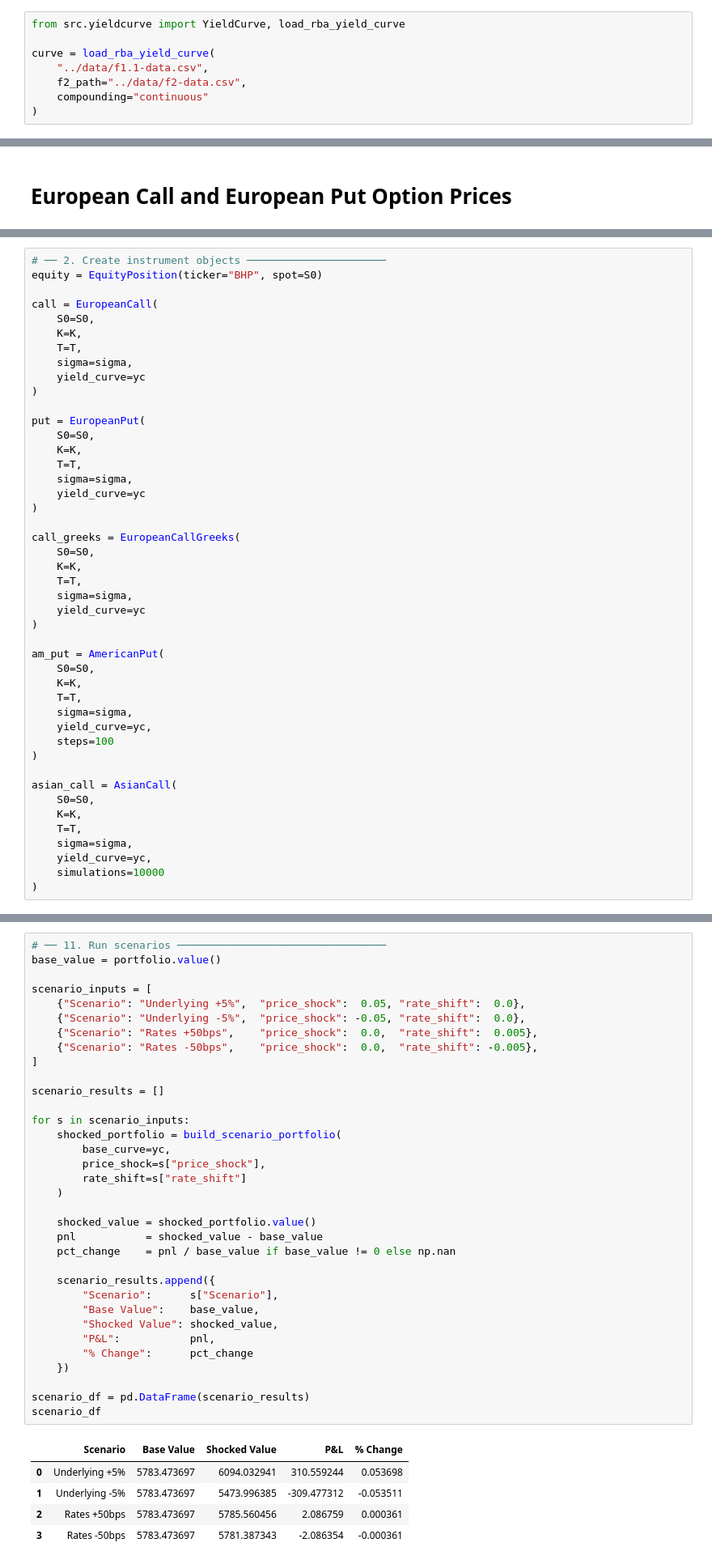
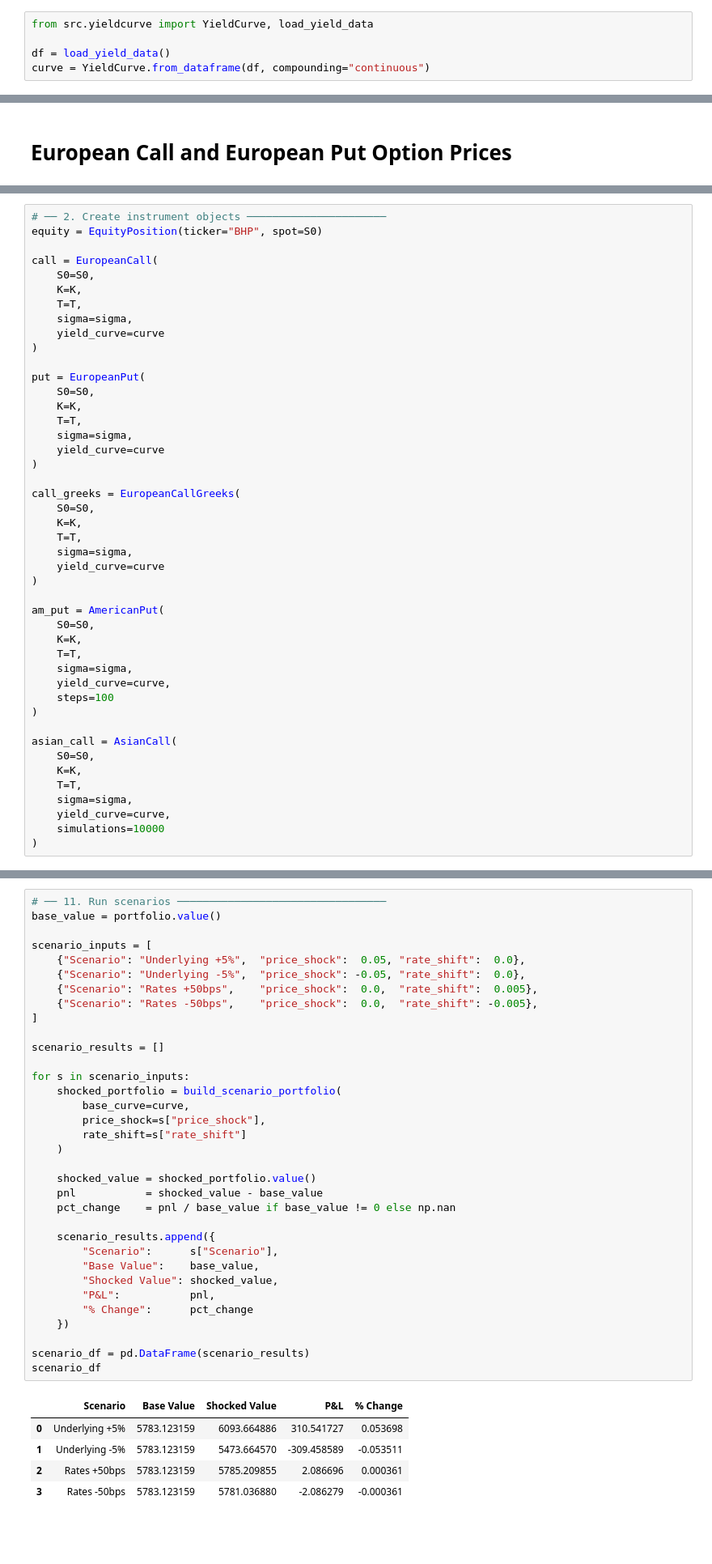
Before and after one commit to alicepini981-sudo/T4-Group-4-FINM3422-A3, a Jupyter notebook: notebooks/trading_desk_analysis.ipynb, the cells around one changed output, grey strips where cells are left out. Shown at 81% size. Saved outputs shown, nothing was run; the diff lists cells and outputs as text; blank space fills up the shorter version.

```diff
--- a/notebooks/trading_desk_analysis.ipynb
+++ b/notebooks/trading_desk_analysis.ipynb
@@ -36,10 +36,7 @@ The zero rates used to construct the curve are Australian Government Bond Yields
 
 The zero rates are observed market prices and are not calibrated to a model. Therefore, the Yield Curve is treated as an input, with any valuation model built inheriting the same market-consistent discount rates. The zero rates loaded for their respective maturities are below:
 # %%
-from src.yieldcurve import YieldCurve, load_rba_yield_curve
+from src.yieldcurve import YieldCurve, load_yield_data
 
-curve = load_rba_yield_curve(
-    "../data/f1.1-data.csv",
-    f2_path="../data/f2-data.csv",
-    compounding="continuous"
-)
+df = load_yield_data()
+curve = YieldCurve.from_dataframe(df, compounding="continuous")
@@ -258,7 +244,7 @@ call = EuropeanCall(
     K=K,
     T=T,
     sigma=sigma,
-    yield_curve=yc
+    yield_curve=curve
 )
 
 put = EuropeanPut(
@@ -266,7 +252,7 @@ put = EuropeanPut(
     K=K,
     T=T,
     sigma=sigma,
-    yield_curve=yc
+    yield_curve=curve
 )
 
 call_greeks = EuropeanCallGreeks(
@@ -274,7 +260,7 @@ call_greeks = EuropeanCallGreeks(
     K=K,
     T=T,
     sigma=sigma,
-    yield_curve=yc
+    yield_curve=curve
 )
 
 am_put = AmericanPut(
@@ -282,7 +268,7 @@ am_put = AmericanPut(
     K=K,
     T=T,
     sigma=sigma,
-    yield_curve=yc,
+    yield_curve=curve,
     steps=100
 )
 
@@ -291,7 +277,7 @@ asian_call = AsianCall(
     K=K,
     T=T,
     sigma=sigma,
-    yield_curve=yc,
+    yield_curve=curve,
     simulations=10000
 )
 # %%
@@ -481,38 +467,38 @@ scenario_inputs = [
     {"Scenario": "Underlying +5%",  "price_shock":  0.05, "rate_shift":  0.0},
     {"Scenario": "Underlying -5%",  "price_shock": -0.05, "rate_shift":  0.0},
     {"Scenario": "Rates +50bps",    "price_shock":  0.0,  "rate_shift":  0.005},
     {"Scenario": "Rates -50bps",    "price_shock":  0.0,  "rate_shift": -0.005},
 ]
 
 scenario_results = []
 
 for s in scenario_inputs:
     shocked_portfolio = build_scenario_portfolio(
-        base_curve=yc,
+        base_curve=curve,
         price_shock=s["price_shock"],
         rate_shift=s["rate_shift"]
     )
 
     shocked_value = shocked_portfolio.value()
     pnl           = shocked_value - base_value
     pct_change    = pnl / base_value if base_value != 0 else np.nan
 
     scenario_results.append({
         "Scenario":      s["Scenario"],
         "Base Value":    base_value,
         "Shocked Value": shocked_value,
         "P&L":           pnl,
         "% Change":      pct_change
     })
 
 scenario_df = pd.DataFrame(scenario_results)
 scenario_df
 # %% [output]
 |  | Scenario | Base Value | Shocked Value | P&L | % Change |
-| 0 | Underlying +5% | 5783.473697 | 6094.032941 | 310.559244 | 0.053698 |
-| 1 | Underlying -5% | 5783.473697 | 5473.996385 | -309.477312 | -0.053511 |
-| 2 | Rates +50bps | 5783.473697 | 5785.560456 | 2.086759 | 0.000361 |
-| 3 | Rates -50bps | 5783.473697 | 5781.387343 | -2.086354 | -0.000361 |
+| 0 | Underlying +5% | 5783.123159 | 6093.664886 | 310.541727 | 0.053698 |
+| 1 | Underlying -5% | 5783.123159 | 5473.664570 | -309.458589 | -0.053511 |
+| 2 | Rates +50bps | 5783.123159 | 5785.209855 | 2.086696 | 0.000361 |
+| 3 | Rates -50bps | 5783.123159 | 5781.036880 | -2.086279 | -0.000361 |
 # %% [markdown]
 # Sense Checks
 # %% [markdown]
```
Also changed, not shown: parts of 20 cells of this notebook.
